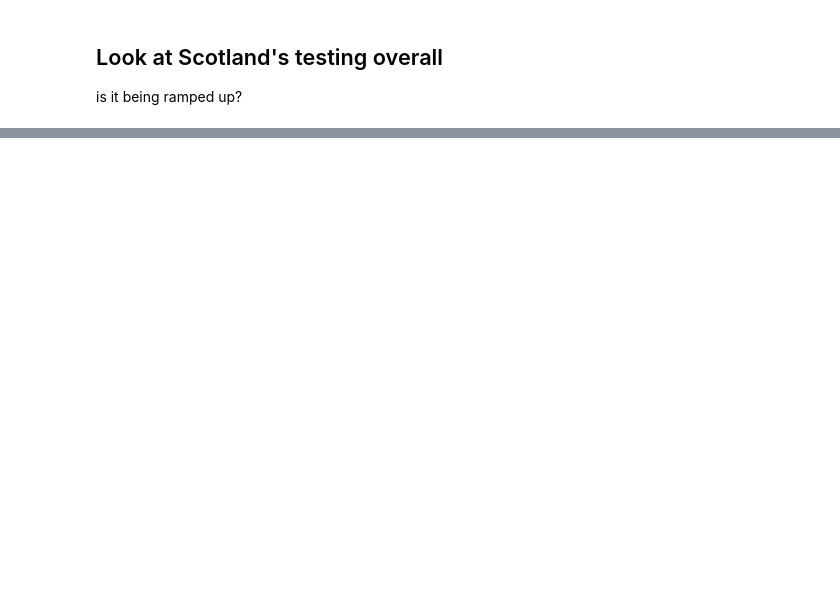
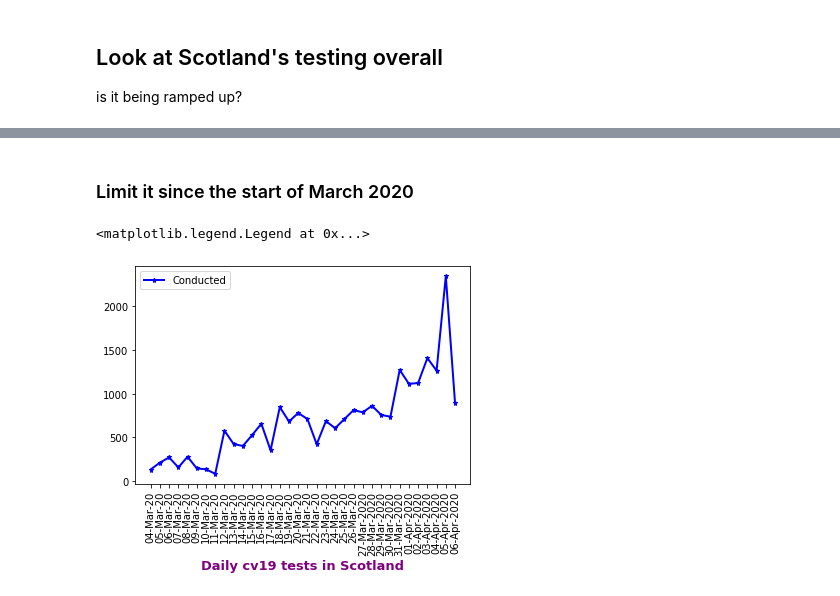
Before and after one commit to watty62/Scot_covid19, a Jupyter notebook: compare countries.ipynb, the cells around one changed output, grey strips where cells are left out. Saved outputs shown, nothing was run; the diff lists cells and outputs as text; code cells hidden in the pictures; blank space fills up the shorter version.

```diff
--- a/compare countries.ipynb
+++ b/compare countries.ipynb
@@ -219,0 +241,2 @@ df_tests = pd.read_csv('https://raw.githubusercontent.com/watty62/Scot_covid19/m
+# %% [markdown]
+### Limit it since the start of March 2020
@@ -219,0 +245,8 @@ df_tests = pd.read_csv('https://raw.githubusercontent.com/watty62/Scot_covid19/m
+# %%
+plt.plot( 'Date', 'Conducted', data=df_tests, marker='*', markerfacecolor='blue', markersize=5, color='blue', linewidth=2)
+plt.xlabel('Daily cv19 tests in Scotland', fontweight='bold', color = 'Purple', fontsize='13', horizontalalignment='center')
+plt.xticks(rotation=90)
+plt.legend()
+# %% [output]
+<matplotlib.legend.Legend at 0x...>
+[figure, added]
```
Also changed, not shown: parts of 19 cells of this notebook, 5 other files.
